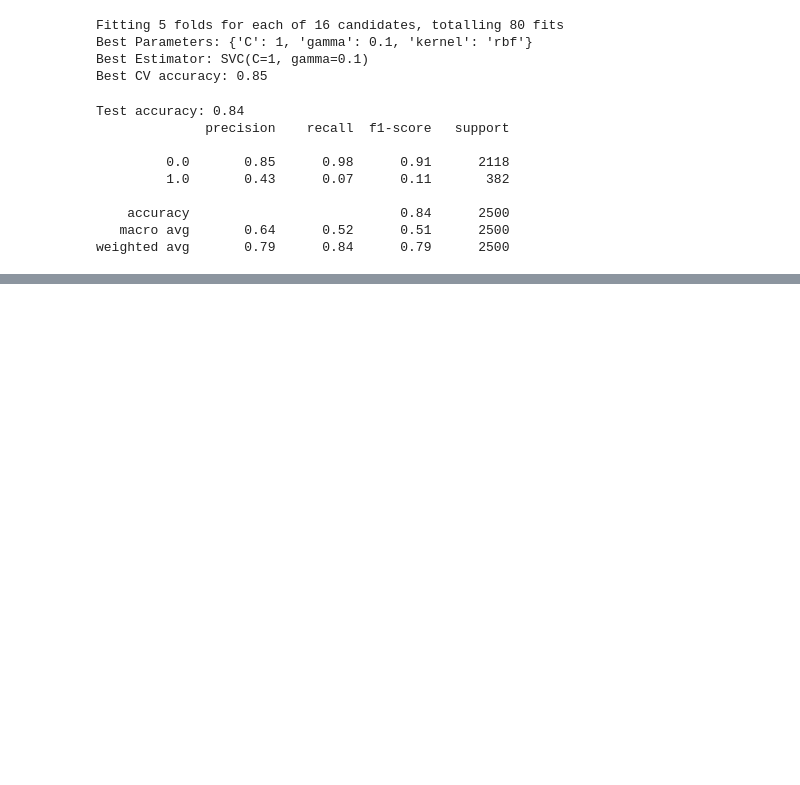
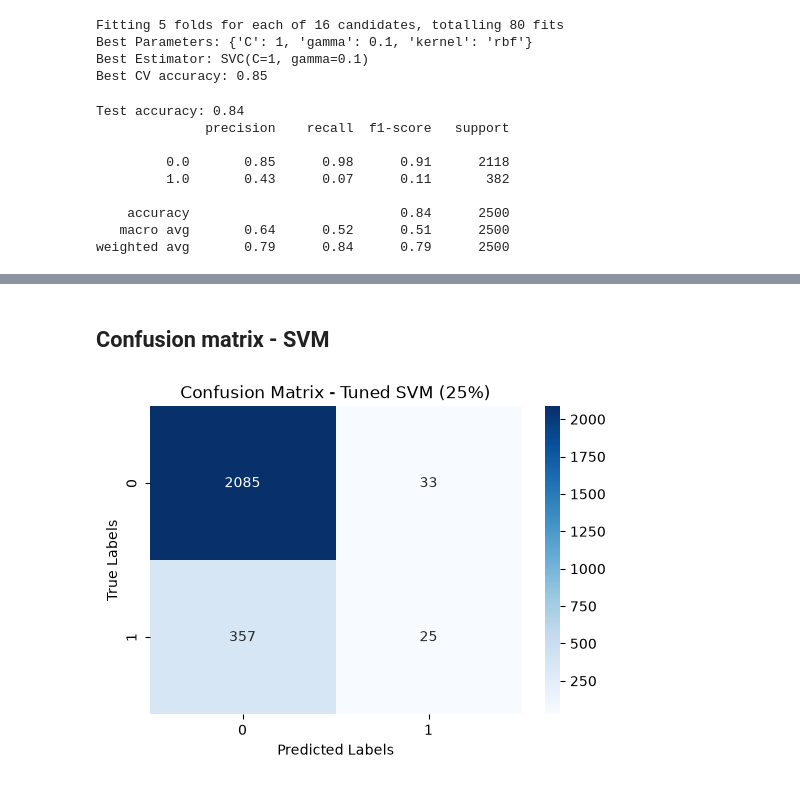
Before and after one commit to ClauVilchis/ClaudiaVilchis_ML_CA1, a Jupyter notebook: ClaudiaVilchis_ML_CA1.ipynb, the cells around one changed output, grey strips where cells are left out. Cells and saved outputs as stored; diff of their text form; code cells hidden in the pictures; blank space fills up the shorter version.

Commit message:
GridSearch and Confusion Matrix (SVM, RF)
Add GridSearch, Confusion Mtrix to SVM and RF all markdowns complete

```diff
--- a/ClaudiaVilchis_ML_CA1.ipynb
+++ b/ClaudiaVilchis_ML_CA1.ipynb
@@ -620,0 +628,16 @@ Obervation:
+# %% [markdown]
+## Confusion matrix - SVM
+# %%
+# Confusion matrix of the tuned SVM (adapted from Tutorial 5, Iqbal, 2026)
+from sklearn.metrics import confusion_matrix
+
+cmG = confusion_matrix(y_test, grid_predictions)
+
+plt.figure(figsize = (6, 4))
+sns.heatmap(cmG, annot = True, fmt = "d", cmap = "Blues")
+plt.xlabel("Predicted Labels")
+plt.ylabel("True Labels")
+plt.title("Confusion Matrix - Tuned SVM (25%)")
+plt.show()
+# %% [output]
+[figure, added]
```
Also changed, not shown: parts of 9 cells of this notebook.
